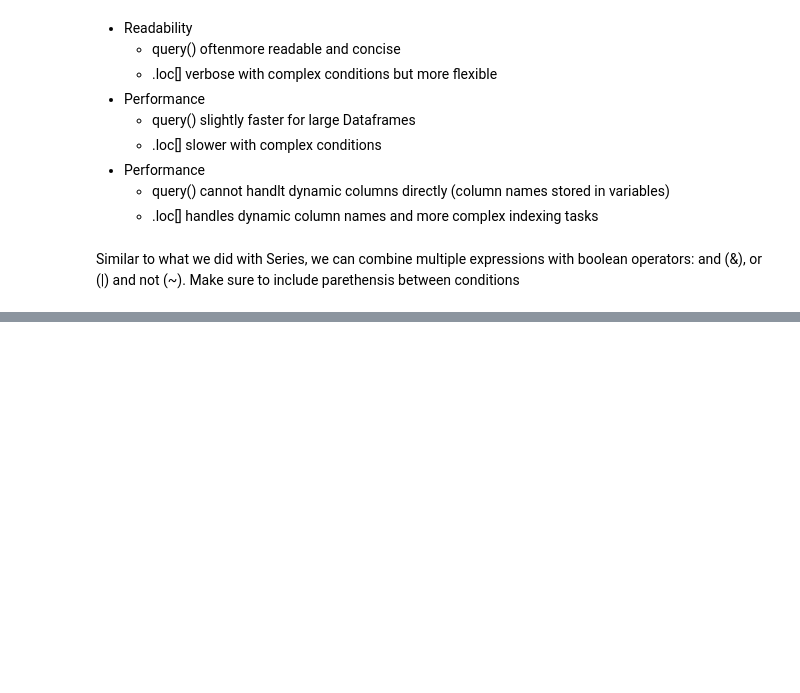
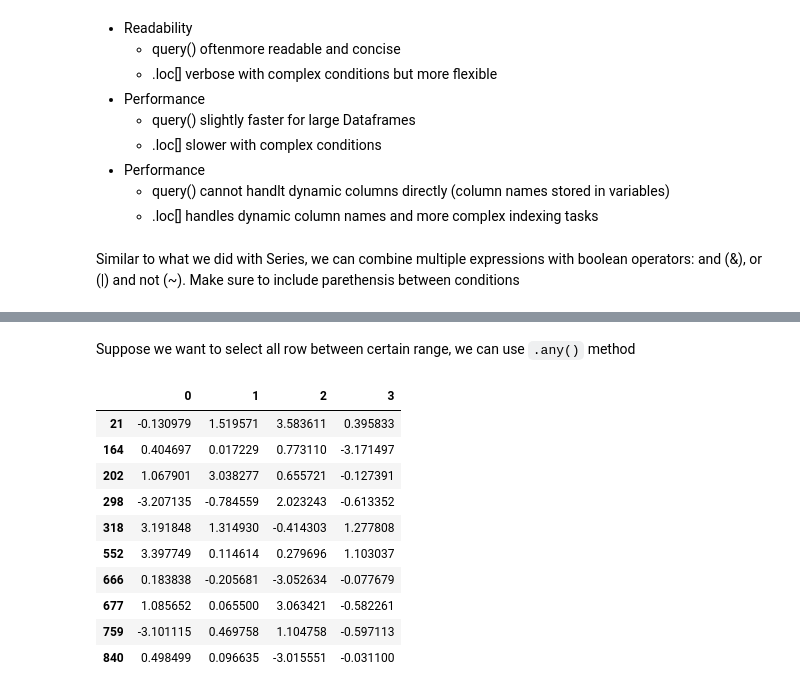
Before and after one commit to mmaazkhanhere/genai-learning-repo, a Jupyter notebook: data-analysis-course/course.ipynb, the cells around one changed output, grey strips where cells are left out. Drawn from its saved outputs; the diff is of its cells as text; code cells hidden in the pictures; blank space fills up the shorter version.

```diff
--- a/data-analysis-course/course.ipynb
+++ b/data-analysis-course/course.ipynb
@@ -1674,0 +1932,16 @@ top_companies.query("Revenue > @mean_revenue") # referncing above variable
+# %% [markdown]
+Suppose we want to select all row between certain range, we can use `.any()` method
+# %%
+data[(data.abs() > 3).any(axis="columns")] # selecting all rows having a valu exceeding 3 or -3
+# %% [output]
+|  | 0 | 1 | 2 | 3 |
+| 21 | -0.130979 | 1.519571 | 3.583611 | 0.395833 |
+| 164 | 0.404697 | 0.017229 | 0.773110 | -3.171497 |
+| 202 | 1.067901 | 3.038277 | 0.655721 | -0.127391 |
+| 298 | -3.207135 | -0.784559 | 2.023243 | -0.613352 |
+| 318 | 3.191848 | 1.314930 | -0.414303 | 1.277808 |
+| 552 | 3.397749 | 0.114614 | 0.279696 | 1.103037 |
+| 666 | 0.183838 | -0.205681 | -3.052634 | -0.077679 |
+| 677 | 1.085652 | 0.065500 | 3.063421 | -0.582261 |
+| 759 | -3.101115 | 0.469758 | 1.104758 | -0.597113 |
+| 840 | 0.498499 | 0.096635 | -3.015551 | -0.031100 |
```
Also changed, not shown: parts of 31 cells of this notebook.
